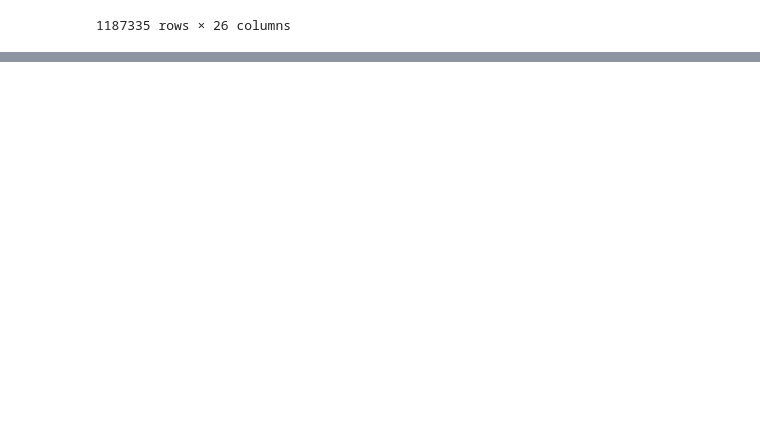
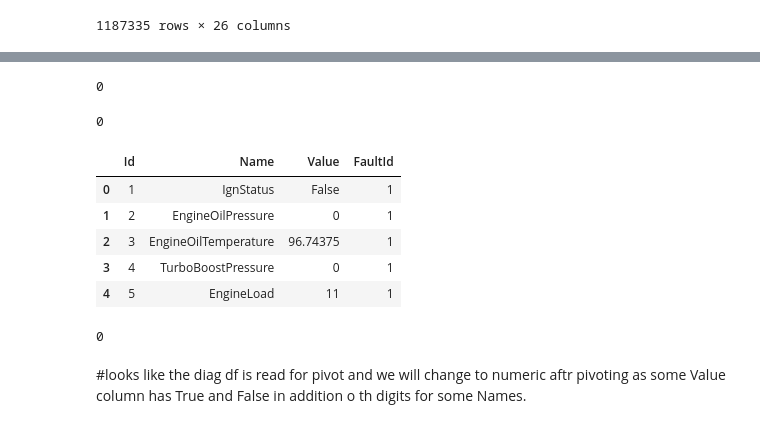
Before and after one commit to nss-data-science-cohort-6/big_g_express-elden_ring, a Jupyter notebook: notebooks/bigG_EDA_smita2.ipynb, the cells around one changed output, grey strips where cells are left out. Saved outputs shown, nothing was run; the diff lists cells and outputs as text; code cells hidden in the pictures; blank space fills up the shorter version.

```diff
--- a/notebooks/bigG_EDA_smita2.ipynb
+++ b/notebooks/bigG_EDA_smita2.ipynb
@@ -444,0 +504,9 @@ df_tf.shape #end up getting (594450, 18) compared to 546674 as mentioned in disc
+# %%
+diagnostic['Value'].str.contains(',').sum() # there are a total of 304 rows which have ',' in the Value string
+diagnostic['Name'].str.contains(',').sum() # 0 in Name column
+# %% [output]
+0
+# %%
+diagnostic['Value'].astype(str).str.replace(',', '').str.contains(',').sum() #so all ',' are replaced.
+# %% [output]
+0
@@ -444,0 +521,16 @@ df_tf.shape #end up getting (594450, 18) compared to 546674 as mentioned in disc
+# %%
+diag.head(5)
+# %% [output]
+|  | Id | Name | Value | FaultId |
+| 0 | 1 | IgnStatus | False | 1 |
+| 1 | 2 | EngineOilPressure | 0 | 1 |
+| 2 | 3 | EngineOilTemperature | 96.74375 | 1 |
+| 3 | 4 | TurboBoostPressure | 0 | 1 |
+| 4 | 5 | EngineLoad | 11 | 1 |
+# %%
+diag.groupby('Name')['Value'].value_counts()
+diag['Value'].str.contains(',').sum()
+# %% [output]
+0
+# %% [markdown]
+#looks like the diag df is read for pivot and we will change to numeric aftr pivoting as some Value column has True and False in addition o th digits for some Names.
```
Also changed, not shown: parts of 45 cells of this notebook.
